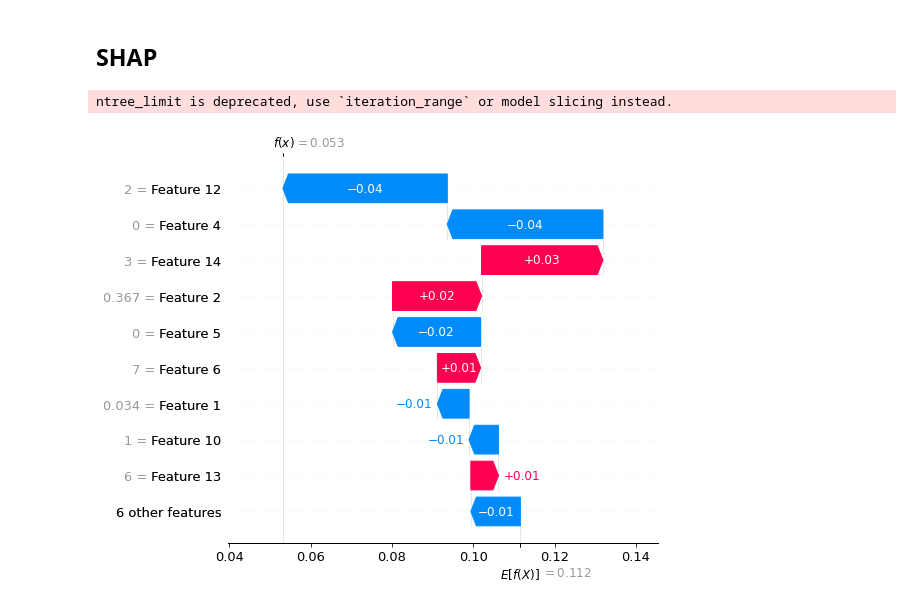
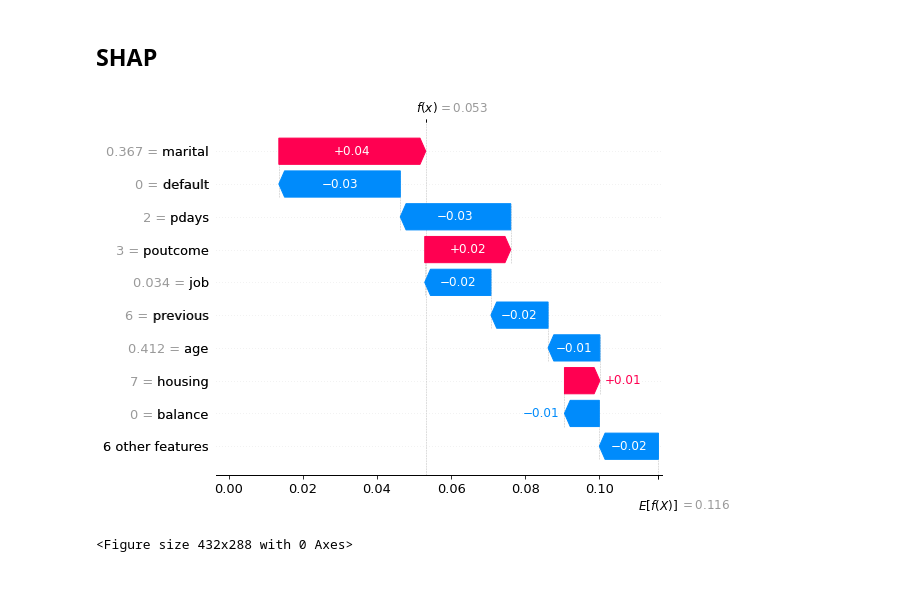
Before and after one commit to broepke/ModelExplainability, a Jupyter notebook: ModelExplainability.ipynb, the cells around one changed output. Cells and saved outputs as stored; diff of their text form; code cells hidden in the pictures.

Commit message:
Corrected SHAP code and added column names

```diff
--- a/ModelExplainability.ipynb
+++ b/ModelExplainability.ipynb
@@ -172,17 +172,18 @@ pipeline = Pipeline([('prep',column_trans),
 
 pipeline.fit(X_train, y_train);
 # %%
-# train an XGBoost model
 model = pipeline['clf']
 
 # explain the model's predictions using SHAP
-explainer = shap.Explainer(model)
+explainer = shap.Explainer(model,
+                           pipeline['prep'].transform(X_train),
+                           feature_names=X_train.columns)
 shap_values = explainer(pipeline['prep'].transform(X_train))
 
 # visualize the first prediction's explanation
-fig = shap.plots.waterfall(shap_values[1], show=False)
+fig = shap.plots.waterfall(shap_values[1])
 plt.tight_layout()
-plt.savefig('explainability_01.png', dpi=300)
+plt.savefig('explainability_01.png', dpi=300);
 # %% [output]
+[figure, new version]
-ntree_limit is deprecated, use `iteration_range` or model slicing instead.
+<Figure size 432x288 with 0 Axes>
-[figure, old version]
```
Also changed, not shown: parts of 1 cell of this notebook, 1 other file.
